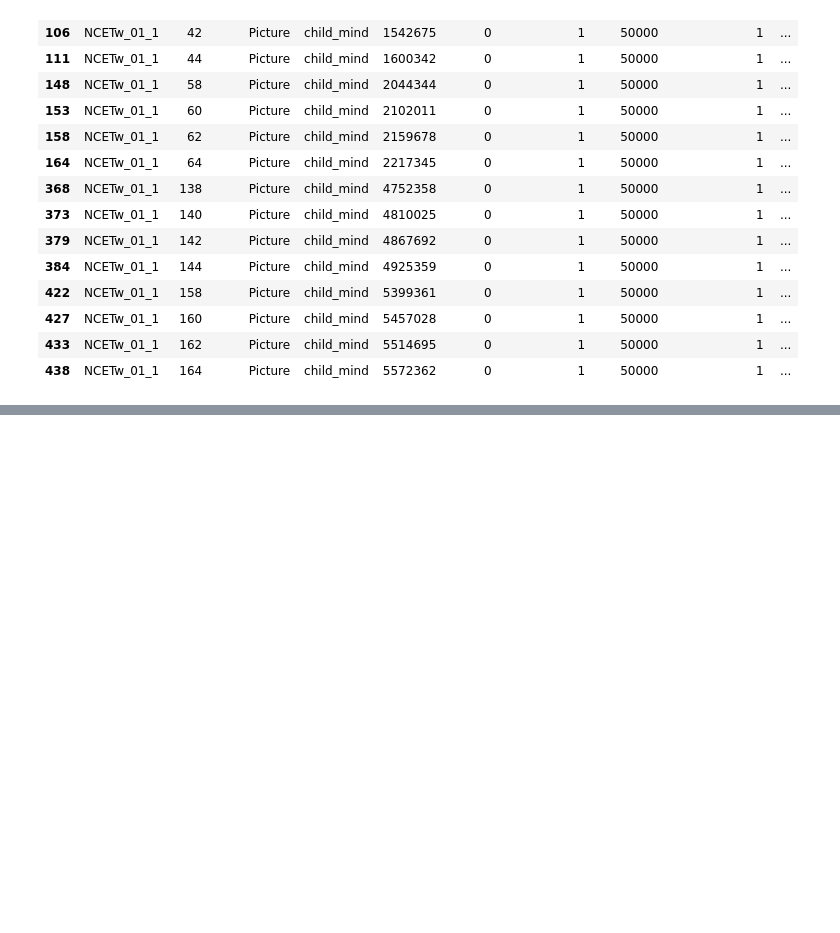
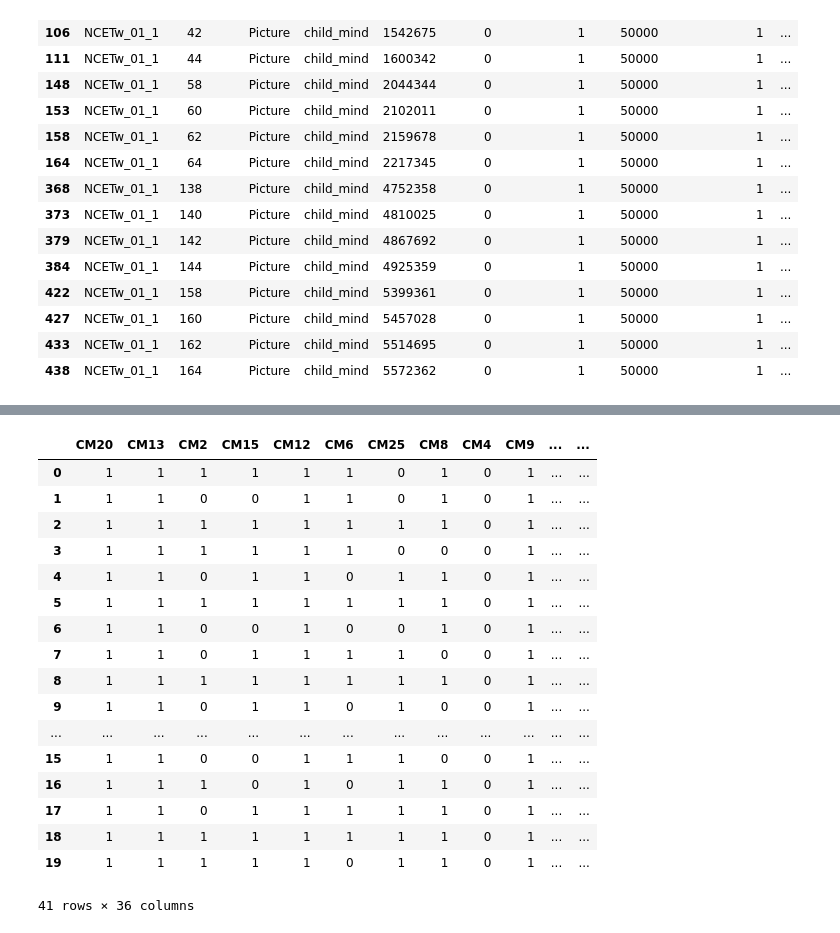
Before and after one commit to jszczypinski/NCET_IRT_analysis, a Jupyter notebook: Extracting_item_responses_NCET.ipynb, the cells around one changed output, grey strips where cells are left out. Cells and saved outputs as stored; diff of their text form; code cells hidden in the pictures; blank space fills up the shorter version.

```diff
--- a/Extracting_item_responses_NCET.ipynb
+++ b/Extracting_item_responses_NCET.ipynb
@@ -90,0 +192,30 @@ log.head()
+# %%
+data = pd.concat([data_v1,data_v2])
+for i in data.columns:
+        data[i].loc[(data[i] == 'hit')] = 1
+        data[i].loc[(data[i] == 'incorrect')] = 0
+        data[i].loc[(data[i] == 'miss')] = 0
+new_colnames = ['CM20','CM13','CM2','CM15','CM12','CM6','CM25','CM8','CM4','CM9','CM18','CM14','CM32','CM34','CM33','CM35',
+               'CM28','CM21','CM10','CM7','CM1','CM27','CM24','CM22','CM26','CM3','CM11','CM19','CM5','CM16','CM23','CM17',
+               'CM29','CM30','CM31','CM36']
+data = data.set_axis(new_colnames,axis=1,inplace = False)
+data
+# %% [output]
+|  | CM20 | CM13 | CM2 | CM15 | CM12 | CM6 | CM25 | CM8 | CM4 | CM9 | ... | ... |
+| 0 | 1 | 1 | 1 | 1 | 1 | 1 | 0 | 1 | 0 | 1 | ... | ... |
+| 1 | 1 | 1 | 0 | 0 | 1 | 1 | 0 | 1 | 0 | 1 | ... | ... |
+| 2 | 1 | 1 | 1 | 1 | 1 | 1 | 1 | 1 | 0 | 1 | ... | ... |
+| 3 | 1 | 1 | 1 | 1 | 1 | 1 | 0 | 0 | 0 | 1 | ... | ... |
+| 4 | 1 | 1 | 0 | 1 | 1 | 0 | 1 | 1 | 0 | 1 | ... | ... |
+| 5 | 1 | 1 | 1 | 1 | 1 | 1 | 1 | 1 | 0 | 1 | ... | ... |
+| 6 | 1 | 1 | 0 | 0 | 1 | 0 | 0 | 1 | 0 | 1 | ... | ... |
+| 7 | 1 | 1 | 0 | 1 | 1 | 1 | 1 | 0 | 0 | 1 | ... | ... |
+| 8 | 1 | 1 | 1 | 1 | 1 | 1 | 1 | 1 | 0 | 1 | ... | ... |
+| 9 | 1 | 1 | 0 | 1 | 1 | 0 | 1 | 0 | 0 | 1 | ... | ... |
+| ... | ... | ... | ... | ... | ... | ... | ... | ... | ... | ... | ... | ... |
+| 15 | 1 | 1 | 0 | 0 | 1 | 1 | 1 | 0 | 0 | 1 | ... | ... |
+| 16 | 1 | 1 | 1 | 0 | 1 | 0 | 1 | 1 | 0 | 1 | ... | ... |
+| 17 | 1 | 1 | 0 | 1 | 1 | 1 | 1 | 1 | 0 | 1 | ... | ... |
+| 18 | 1 | 1 | 1 | 1 | 1 | 1 | 1 | 1 | 0 | 1 | ... | ... |
+| 19 | 1 | 1 | 1 | 1 | 1 | 0 | 1 | 1 | 0 | 1 | ... | ... |
+41 rows × 36 columns
```
Also changed, not shown: parts of 6 cells of this notebook.
